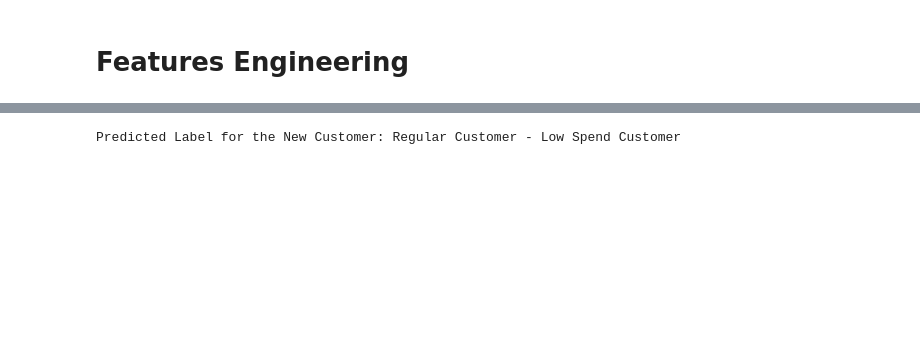
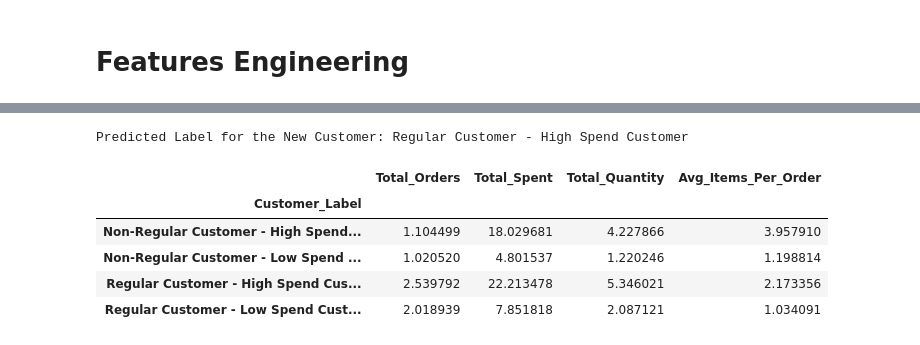
Before and after one commit to rraynnaanwar/Espresso, a Jupyter notebook: KNearestNeighborsMockModelTesting.ipynb, the cells around one changed output, grey strips where cells are left out. Cells and saved outputs as stored; diff of their text form; code cells hidden in the pictures; blank space fills up the shorter version.

```diff
--- a/KNearestNeighborsMockModelTesting.ipynb
+++ b/KNearestNeighborsMockModelTesting.ipynb
@@ -180,10 +198,10 @@ scaler = joblib.load('scaler.pkl')  # Load the StandardScaler that was used duri
 
 # Define new customer data (example)
 new_customer_data = pd.DataFrame([{
-    'Total_Orders': 3,
+    'Total_Orders': 4,
     'Total_Spent': 5.00,
     'Total_Quantity': 2,
-    'Avg_Items_Per_Order': 3/2  # 5 items ordered in 3 orders
+    'Avg_Items_Per_Order':5  # 5 items ordered in 3 orders
 }])
 
 # Define the feature order (same order as was used during training)
@@ -199,4 +217,16 @@ prediction = knn.predict(new_customer_data_scaled)
 # Print the predicted label
 print(f"Predicted Label for the New Customer: {prediction[0]}")
 # %% [output]
-Predicted Label for the New Customer: Regular Customer - Low Spend Customer
+Predicted Label for the New Customer: Regular Customer - High Spend Customer
+# %%
+# Group the DataFrame by the customer label
+grouped = aggregated_df.groupby('Customer_Label')[['Total_Orders', 'Total_Spent', 'Total_Quantity', 'Avg_Items_Per_Order']].mean()
+
+grouped
+# %% [output]
+|  | Total_Orders | Total_Spent | Total_Quantity | Avg_Items_Per_Order |
+| Customer_Label |  |  |  |  |
+| Non-Regular Customer - High Spend... | 1.104499 | 18.029681 | 4.227866 | 3.957910 |
+| Non-Regular Customer - Low Spend ... | 1.020520 | 4.801537 | 1.220246 | 1.198814 |
+| Regular Customer - High Spend Cus... | 2.539792 | 22.213478 | 5.346021 | 2.173356 |
+| Regular Customer - Low Spend Cust... | 2.018939 | 7.851818 | 2.087121 | 1.034091 |
```
Also changed, not shown: parts of 10 cells of this notebook, 5 other files.
